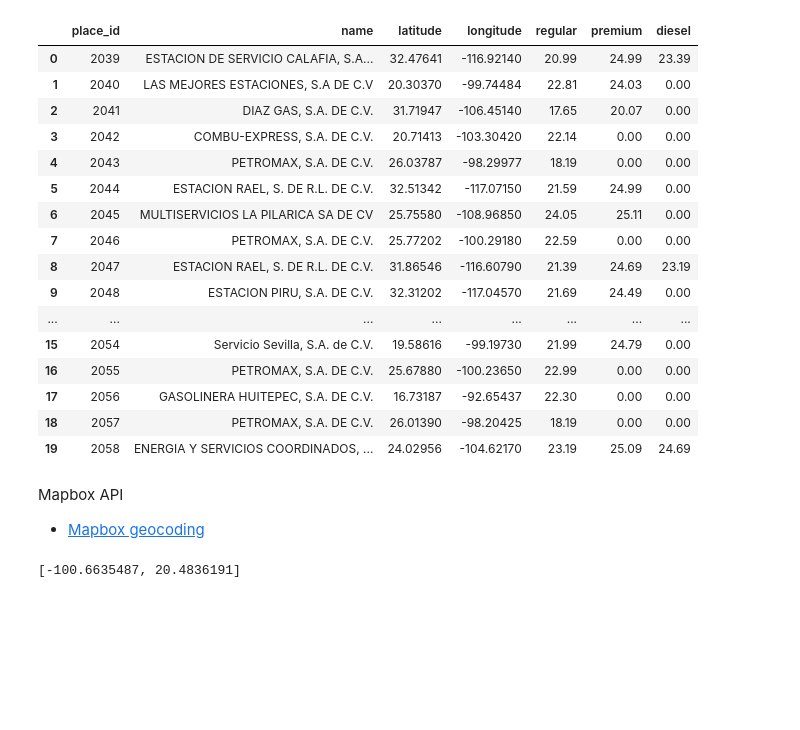
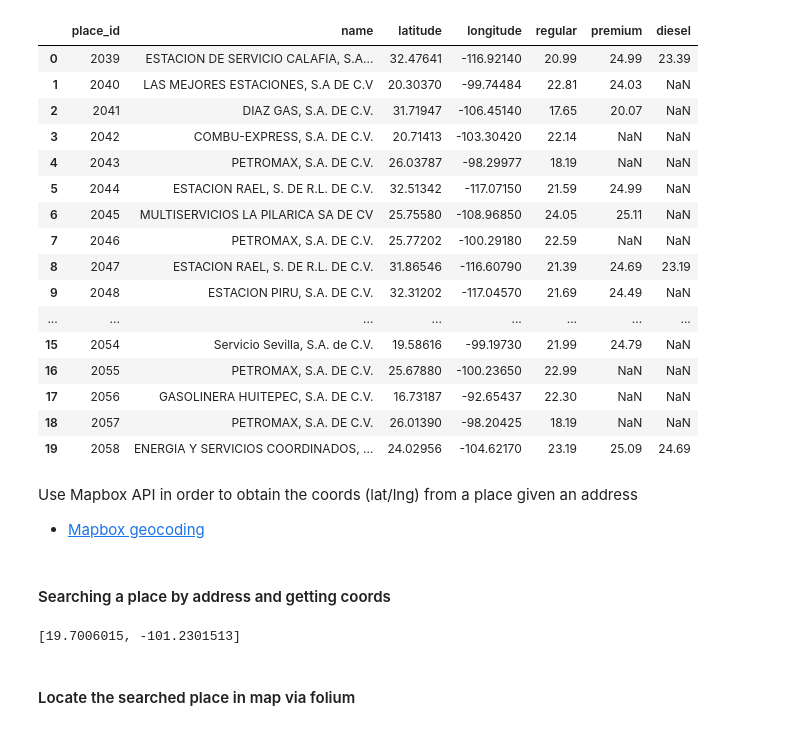
Before and after one commit to Garavirod/data-science, a Jupyter notebook: data-engineering/challenges/aws/gas-station-geolocation/notbooks/data_process.ipynb, the cells around one changed output. Saved outputs shown, nothing was run; the diff lists cells and outputs as text; code cells hidden in the pictures; blank space fills up the shorter version.

Commit message:
feat(data-engineering): finish data process and mapbox api intake

```diff
--- a/data-engineering/challenges/aws/gas-station-geolocation/notbooks/data_process.ipynb
+++ b/data-engineering/challenges/aws/gas-station-geolocation/notbooks/data_process.ipynb
@@ -10,25 +11,26 @@ import os
 # %%
 data_frame = pd.read_csv('../datasets/refactored_dataset.csv')
+data_frame.replace(0.00, np.nan, inplace=True)
 data_frame.head(20)
 # %% [output]
 |  | place_id | name | latitude | longitude | regular | premium | diesel |
 | 0 | 2039 | ESTACION DE SERVICIO CALAFIA, S.A... | 32.47641 | -116.92140 | 20.99 | 24.99 | 23.39 |
-| 1 | 2040 | LAS MEJORES ESTACIONES, S.A DE C.V | 20.30370 | -99.74484 | 22.81 | 24.03 | 0.00 |
-| 2 | 2041 | DIAZ GAS, S.A. DE C.V. | 31.71947 | -106.45140 | 17.65 | 20.07 | 0.00 |
-| 3 | 2042 | COMBU-EXPRESS, S.A. DE C.V. | 20.71413 | -103.30420 | 22.14 | 0.00 | 0.00 |
-| 4 | 2043 | PETROMAX, S.A. DE C.V. | 26.03787 | -98.29977 | 18.19 | 0.00 | 0.00 |
-| 5 | 2044 | ESTACION RAEL, S. DE R.L. DE C.V. | 32.51342 | -117.07150 | 21.59 | 24.99 | 0.00 |
-| 6 | 2045 | MULTISERVICIOS LA PILARICA SA DE CV | 25.75580 | -108.96850 | 24.05 | 25.11 | 0.00 |
-| 7 | 2046 | PETROMAX, S.A. DE C.V. | 25.77202 | -100.29180 | 22.59 | 0.00 | 0.00 |
+| 1 | 2040 | LAS MEJORES ESTACIONES, S.A DE C.V | 20.30370 | -99.74484 | 22.81 | 24.03 | NaN |
+| 2 | 2041 | DIAZ GAS, S.A. DE C.V. | 31.71947 | -106.45140 | 17.65 | 20.07 | NaN |
+| 3 | 2042 | COMBU-EXPRESS, S.A. DE C.V. | 20.71413 | -103.30420 | 22.14 | NaN | NaN |
+| 4 | 2043 | PETROMAX, S.A. DE C.V. | 26.03787 | -98.29977 | 18.19 | NaN | NaN |
+| 5 | 2044 | ESTACION RAEL, S. DE R.L. DE C.V. | 32.51342 | -117.07150 | 21.59 | 24.99 | NaN |
+| 6 | 2045 | MULTISERVICIOS LA PILARICA SA DE CV | 25.75580 | -108.96850 | 24.05 | 25.11 | NaN |
+| 7 | 2046 | PETROMAX, S.A. DE C.V. | 25.77202 | -100.29180 | 22.59 | NaN | NaN |
 | 8 | 2047 | ESTACION RAEL, S. DE R.L. DE C.V. | 31.86546 | -116.60790 | 21.39 | 24.69 | 23.19 |
-| 9 | 2048 | ESTACION PIRU, S.A. DE C.V. | 32.31202 | -117.04570 | 21.69 | 24.49 | 0.00 |
+| 9 | 2048 | ESTACION PIRU, S.A. DE C.V. | 32.31202 | -117.04570 | 21.69 | 24.49 | NaN |
 | ... | ... | ... | ... | ... | ... | ... | ... |
-| 15 | 2054 | Servicio Sevilla, S.A. de C.V. | 19.58616 | -99.19730 | 21.99 | 24.79 | 0.00 |
-| 16 | 2055 | PETROMAX, S.A. DE C.V. | 25.67880 | -100.23650 | 22.99 | 0.00 | 0.00 |
-| 17 | 2056 | GASOLINERA HUITEPEC, S.A. DE C.V. | 16.73187 | -92.65437 | 22.30 | 0.00 | 0.00 |
-| 18 | 2057 | PETROMAX, S.A. DE C.V. | 26.01390 | -98.20425 | 18.19 | 0.00 | 0.00 |
+| 15 | 2054 | Servicio Sevilla, S.A. de C.V. | 19.58616 | -99.19730 | 21.99 | 24.79 | NaN |
+| 16 | 2055 | PETROMAX, S.A. DE C.V. | 25.67880 | -100.23650 | 22.99 | NaN | NaN |
+| 17 | 2056 | GASOLINERA HUITEPEC, S.A. DE C.V. | 16.73187 | -92.65437 | 22.30 | NaN | NaN |
+| 18 | 2057 | PETROMAX, S.A. DE C.V. | 26.01390 | -98.20425 | 18.19 | NaN | NaN |
 | 19 | 2058 | ENERGIA Y SERVICIOS COORDINADOS, ... | 24.02956 | -104.62170 | 23.19 | 25.09 | 24.69 |
 # %% [markdown]
-Mapbox API
+Use Mapbox API in order to obtain the coords (lat/lng) from a place given an address
 
 - [Mapbox geocoding](https://docs.mapbox.com/help/getting-started/geocoding/)
@@ -60,5 +36,0 @@ def calculate_distance(point1, point2, unit):
-# %%
-coords = get_coords_from_address(address='Palacio de Bellas Artes')
-coords
-# %% [output]
-[-100.6635487, 20.4836191]
@@ -65 +118,17 @@ coords
+# %% [markdown]
+#### Searching a place by address and getting coords
+# %%
+
+# Searching params
+address = 'Zócalo de la ciudad de México'
+ratio = 1
+unit = 'km'
+
+coords = get_coords_from_address(address=address)
+coords.reverse() #lat/lng order
+coords
+# %% [output]
+[19.7006015, -101.2301513]
+# %% [markdown]
+#### Locate the searched place in map via folium
 # %%
```
Also changed, not shown: parts of 10 cells of this notebook, 2 other files.
